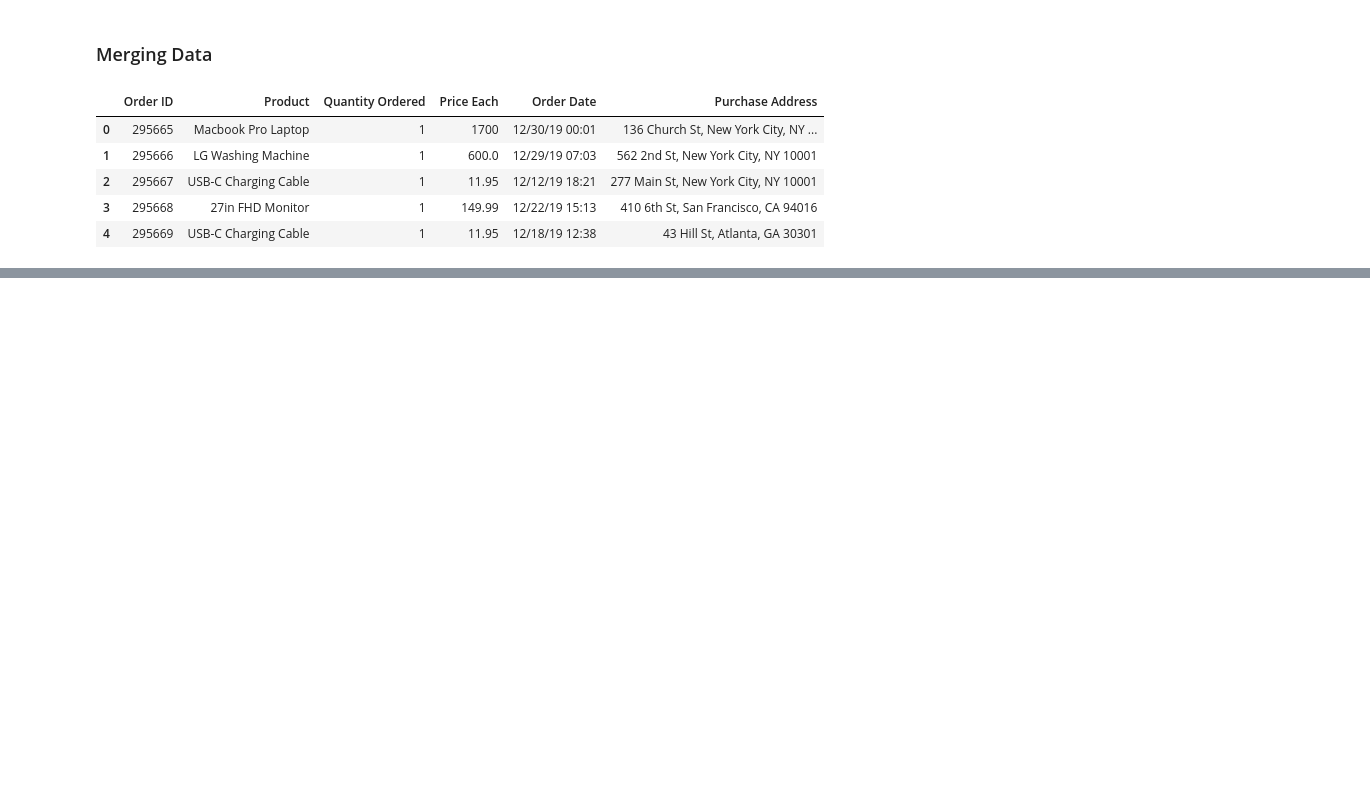
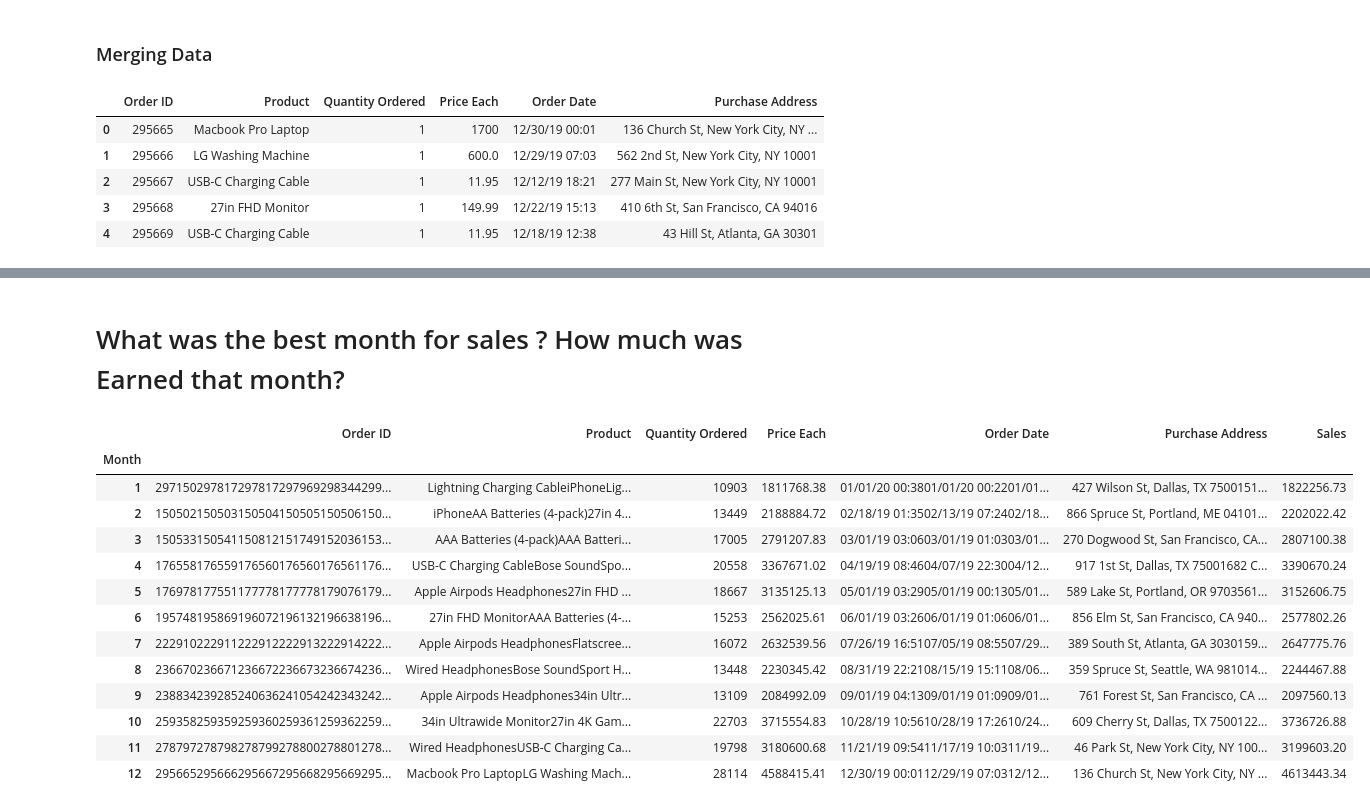
Before and after one commit to rushabh1605/Sales-Data-Analysis, a Jupyter notebook: Sales Analysis.ipynb, the cells around one changed output, grey strips where cells are left out. Saved outputs shown, nothing was run; the diff lists cells and outputs as text; code cells hidden in the pictures; blank space fills up the shorter version.

```diff
--- a/Sales Analysis.ipynb
+++ b/Sales Analysis.ipynb
@@ -27,0 +43,5 @@ all_data.head()
+# %%
+all_data['Quantity Ordered'] = pd.to_numeric(all_data['Quantity Ordered'])
+all_data['Price Each'] = pd.to_numeric(all_data['Price Each'])
+
+all_data.head()
@@ -27,0 +94,20 @@ all_data.head()
+# %% [markdown]
+# What was the best month for sales ? How much was Earned that month?
+# %%
+results = all_data.groupby('Month').sum()
+results
+# %% [output]
+|  | Order ID | Product | Quantity Ordered | Price Each | Order Date | Purchase Address | Sales |
+| Month |  |  |  |  |  |  |  |
+| 1 | 297150297817297817297969298344299... | Lightning Charging CableiPhoneLig... | 10903 | 1811768.38 | 01/01/20 00:3801/01/20 00:2201/01... | 427 Wilson St, Dallas, TX 7500151... | 1822256.73 |
+| 2 | 150502150503150504150505150506150... | iPhoneAA Batteries (4-pack)27in 4... | 13449 | 2188884.72 | 02/18/19 01:3502/13/19 07:2402/18... | 866 Spruce St, Portland, ME 04101... | 2202022.42 |
+| 3 | 150533150541150812151749152036153... | AAA Batteries (4-pack)AAA Batteri... | 17005 | 2791207.83 | 03/01/19 03:0603/01/19 01:0303/01... | 270 Dogwood St, San Francisco, CA... | 2807100.38 |
+| 4 | 176558176559176560176560176561176... | USB-C Charging CableBose SoundSpo... | 20558 | 3367671.02 | 04/19/19 08:4604/07/19 22:3004/12... | 917 1st St, Dallas, TX 75001682 C... | 3390670.24 |
+| 5 | 176978177551177778177778179076179... | Apple Airpods Headphones27in FHD ... | 18667 | 3135125.13 | 05/01/19 03:2905/01/19 00:1305/01... | 589 Lake St, Portland, OR 9703561... | 3152606.75 |
+| 6 | 195748195869196072196132196638196... | 27in FHD MonitorAAA Batteries (4-... | 15253 | 2562025.61 | 06/01/19 03:2606/01/19 01:0606/01... | 856 Elm St, San Francisco, CA 940... | 2577802.26 |
+| 7 | 222910222911222912222913222914222... | Apple Airpods HeadphonesFlatscree... | 16072 | 2632539.56 | 07/26/19 16:5107/05/19 08:5507/29... | 389 South St, Atlanta, GA 3030159... | 2647775.76 |
+| 8 | 236670236671236672236673236674236... | Wired HeadphonesBose SoundSport H... | 13448 | 2230345.42 | 08/31/19 22:2108/15/19 15:1108/06... | 359 Spruce St, Seattle, WA 981014... | 2244467.88 |
+| 9 | 238834239285240636241054242343242... | Apple Airpods Headphones34in Ultr... | 13109 | 2084992.09 | 09/01/19 04:1309/01/19 01:0909/01... | 761 Forest St, San Francisco, CA ... | 2097560.13 |
+| 10 | 259358259359259360259361259362259... | 34in Ultrawide Monitor27in 4K Gam... | 22703 | 3715554.83 | 10/28/19 10:5610/28/19 17:2610/24... | 609 Cherry St, Dallas, TX 7500122... | 3736726.88 |
+| 11 | 278797278798278799278800278801278... | Wired HeadphonesUSB-C Charging Ca... | 19798 | 3180600.68 | 11/21/19 09:5411/17/19 10:0311/19... | 46 Park St, New York City, NY 100... | 3199603.20 |
+| 12 | 295665295666295667295668295669295... | Macbook Pro LaptopLG Washing Mach... | 28114 | 4588415.41 | 12/30/19 00:0112/29/19 07:0312/12... | 136 Church St, New York City, NY ... | 4613443.34 |
```
Also changed, not shown: parts of 16 cells of this notebook.
